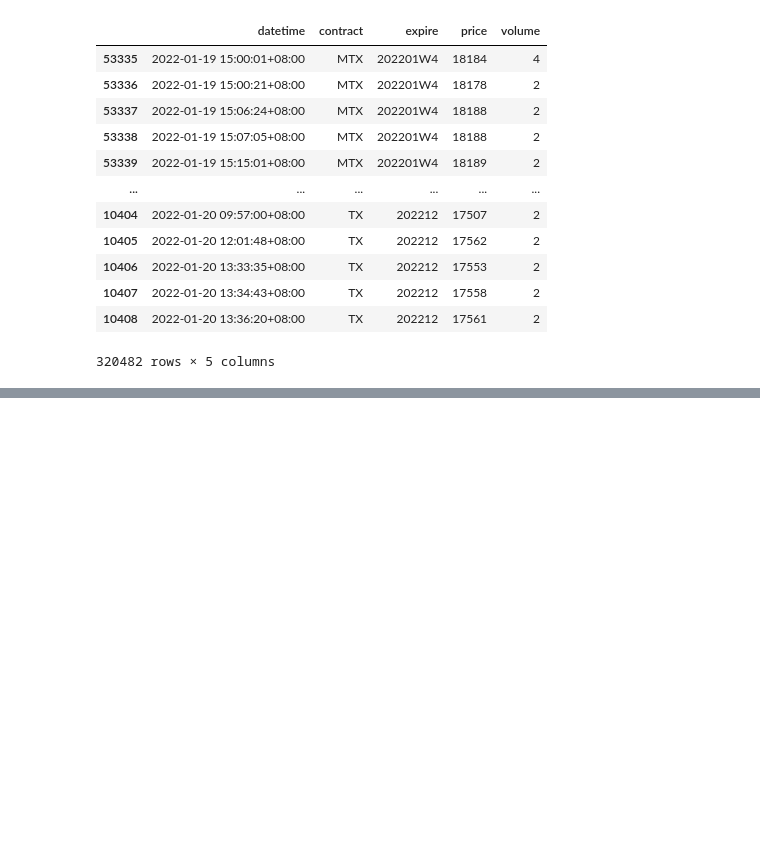
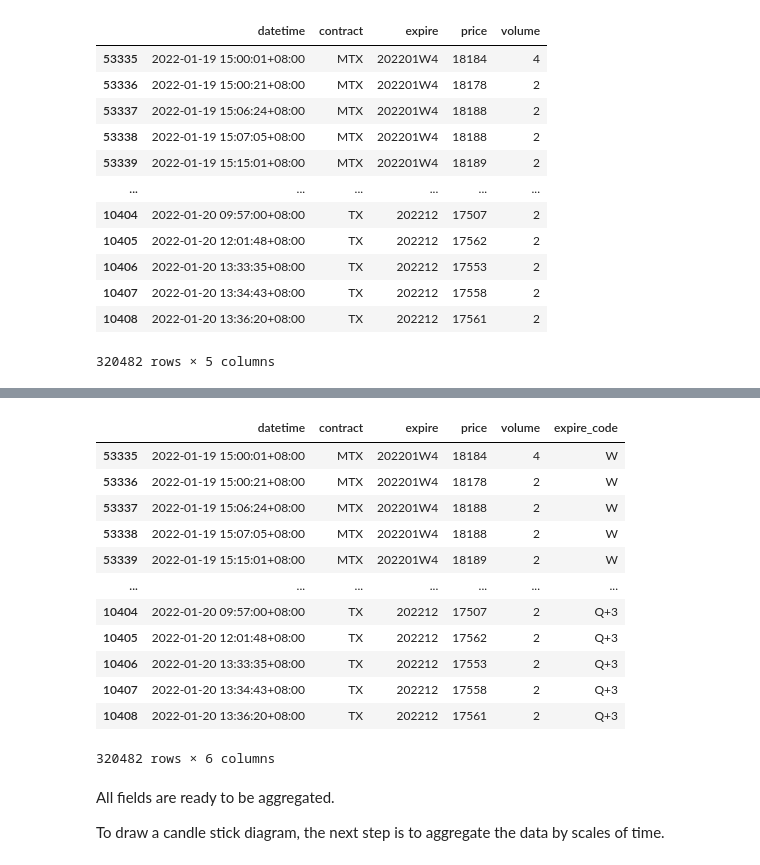
Before and after one commit to whouey/IndexTracker, a Jupyter notebook: DataExploring/TAIFEX/Futures.ipynb, the cells around one changed output, grey strips where cells are left out. Drawn from its saved outputs; the diff is of its cells as text; code cells hidden in the pictures; blank space fills up the shorter version.

```diff
--- a/DataExploring/TAIFEX/Futures.ipynb
+++ b/DataExploring/TAIFEX/Futures.ipynb
@@ -89,7 +100,7 @@ spread_filename_template = 'Daily_{}_C.zip'
 
 spread_filename = spread_filename_template.format(date.strftime('%Y_%m_%d'))
 
-spread_s3_key = f'tw/futures/raw/{spread_filename}'
+spread_s3_key = f'tw/raw/futures/{spread_filename}'
 spread_url = spread_url_template.format(spread_filename)
 
 spread_url
@@ -208,20 +238,39 @@ def get_next_weekly_settlement_date(date:datetime.date) -> datetime.date:
 #     print(get_next_settlement_date(datetime.date(2022, 1, 1) + datetime.timedelta(days=i)))
 # %%
 def _get_expiration_code_map(date:datetime.date) -> Generator[tuple[str, str], None, None]:
+    """
+    underlying generator function of get_expiration_code_map
 
-    def get_weekly_settlement_name(date:datetime.date):
+    args:
+        date - the issuing date
+    return:
+        key-value pairs of expire and expire code
+    """
+
+    def get_weekly_contract_name(date:datetime.date):
+        """
+        private function, get weekly contract name by date
+
+        args:
+            date - the issuing date
+        return:
+            name of weekly contract
+        """
         week = 1 + (date.day - 1) // 7
-        if week == 3:
+        if week == 3: # the 3rd weekly contract IS the monthly contract
             return f'{date.year:4}{date.month:02}'
         else:
             return f'{date.year:4}{date.month:02}W{week:1}'
 
+    # wedensday is the day old weekly contract settle, and the new weekly contract started.
+    # on the day both weekly contract is traded.
     if date.weekday() == 2:
-        yield ('W', get_weekly_settlement_name(date))
+        yield ('W', get_weekly_contract_name(date))
 
     next_settlement = get_next_weekly_settlement_date(date)
-    yield ('W', get_weekly_settlement_name(next_settlement))
+    yield ('W', get_weekly_contract_name(next_settlement))
 
+    # if the date of the month is later than 3rd wedensday, the monthly contract is the one settled next month.
     year = date.year
     month = date.month
     settlement_month = get_monthly_settlement_date(date)
@@ -241,6 +290,15 @@ def _get_expiration_code_map(date:datetime.date) -> Generator[tuple[str, str], N
     # print(list(_get_expiration_code_map(datetime.date(2021, 1, 1) + datetime.timedelta(days=i))))
 # %%
 def get_expiration_code_map(date:datetime.date):
+    """
+    Get a dict that mapping the expires of contracts with the expire codes by the date.
+    A contract could be viewed as weekly and monthly contract at the same time.
+
+    args:
+        date - the issuing date
+    return:
+        a dict as map.
+    """
     maps = list(_get_expiration_code_map(date))
     unique = set([x[1] for x in maps])
     return {x : [y[0] for y in maps if y[1] == x] for x in unique}
@@ -261,5 +320,21 @@ total_df.expire.unique()
 # %%
 expiration_code_map = get_expiration_code_map(date)
 
-total_df['expire'] = total_df.expire.map(expiration_code_map)
+total_df['expire_code'] = total_df.expire.map(expiration_code_map)
+total_df = total_df.explode('expire_code')
+
 total_df
+# %% [output]
+|  | datetime | contract | expire | price | volume | expire_code |
+| 53335 | 2022-01-19 15:00:01+08:00 | MTX | 202201W4 | 18184 | 4 | W |
+| 53336 | 2022-01-19 15:00:21+08:00 | MTX | 202201W4 | 18178 | 2 | W |
+| 53337 | 2022-01-19 15:06:24+08:00 | MTX | 202201W4 | 18188 | 2 | W |
+| 53338 | 2022-01-19 15:07:05+08:00 | MTX | 202201W4 | 18188 | 2 | W |
+| 53339 | 2022-01-19 15:15:01+08:00 | MTX | 202201W4 | 18189 | 2 | W |
+| ... | ... | ... | ... | ... | ... | ... |
+| 10404 | 2022-01-20 09:57:00+08:00 | TX | 202212 | 17507 | 2 | Q+3 |
+| 10405 | 2022-01-20 12:01:48+08:00 | TX | 202212 | 17562 | 2 | Q+3 |
+| 10406 | 2022-01-20 13:33:35+08:00 | TX | 202212 | 17553 | 2 | Q+3 |
+| 10407 | 2022-01-20 13:34:43+08:00 | TX | 202212 | 17558 | 2 | Q+3 |
+| 10408 | 2022-01-20 13:36:20+08:00 | TX | 202212 | 17561 | 2 | Q+3 |
+320482 rows × 6 columns
@@ -272 +341,5 @@ total_df.dtypes
+# %% [markdown]
+All fields are ready to be aggregated.
+
+To draw a candle stick diagram, the next step is to aggregate the data by scales of time.
 # %%
```
Also changed, not shown: parts of 26 cells of this notebook, 40 other files.
